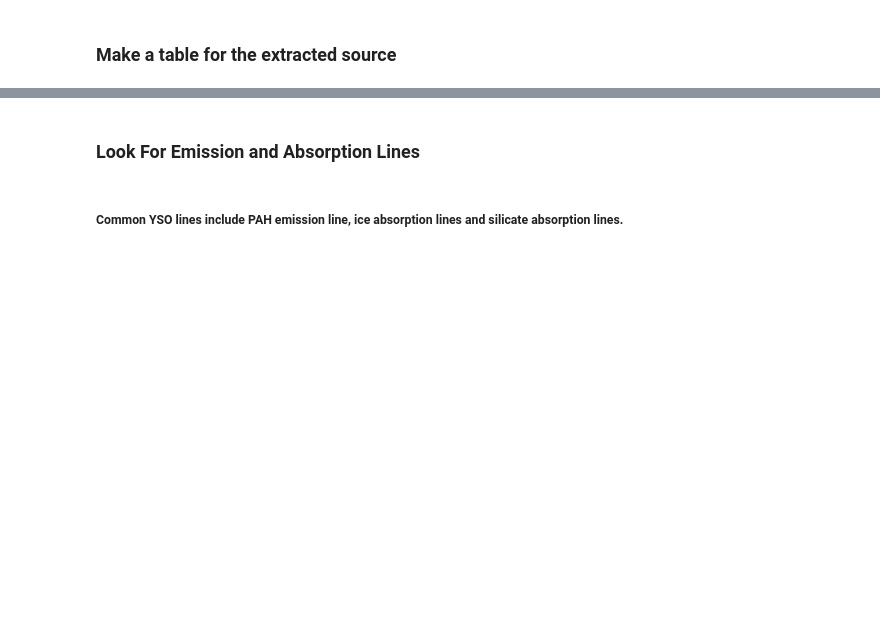
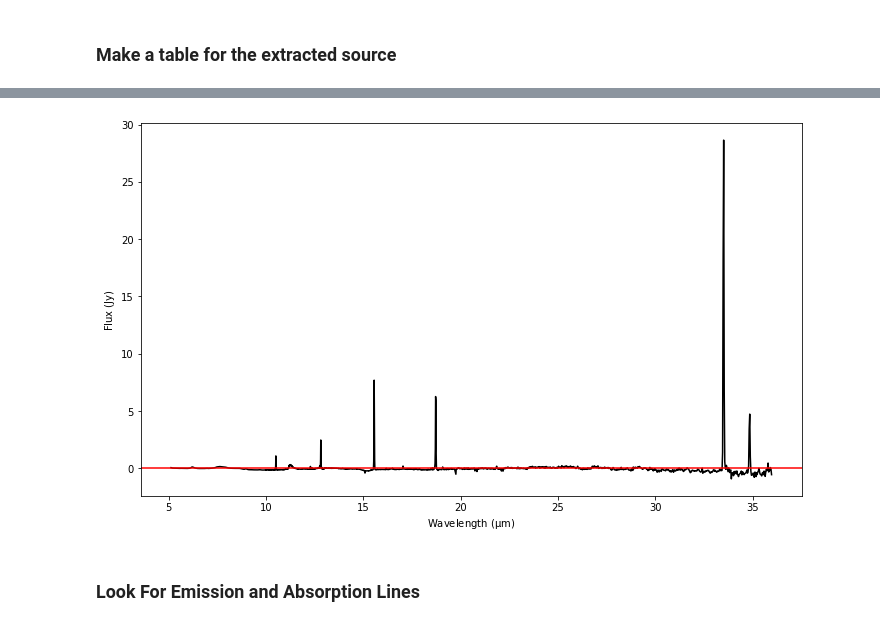
Before and after one commit to spacetelescope/dat_pyinthesky, a Jupyter notebook: jdat_notebooks/MIRI_IFU_YSOs_in_the_LMC/isha_nayak_ysos_in_the_lmc.ipynb, the cells around one changed output, grey strips where cells are left out. Drawn from its saved outputs; the diff is of its cells as text; code cells hidden in the pictures; blank space fills up the shorter version.

```diff
--- a/jdat_notebooks/MIRI_IFU_YSOs_in_the_LMC/isha_nayak_ysos_in_the_lmc.ipynb
+++ b/jdat_notebooks/MIRI_IFU_YSOs_in_the_LMC/isha_nayak_ysos_in_the_lmc.ipynb
@@ -265,2 +324,11 @@ YSO1='https://data.science.stsci.edu/redirect/JWST/jwst-data_analysis_tools/MIRI
+# %%
+# Set Path to YSO1 Data
+YSO1 = 'https://data.science.stsci.edu/redirect/JWST/jwst-data_analysis_tools/MIRI_IFU_YSOs_in_the_LMC/yso1_4066_spec.txt'
+
+# Set Path to YSO2 Data
+# YSO2 = 'https://data.science.stsci.edu/redirect/JWST/jwst-data_analysis_tools/MIRI_IFU_YSOs_in_the_LMC/yso2_34_spec.txt'
+
+# Set Path to YSO3 Data
+# YSO3 = 'https://data.science.stsci.edu/redirect/JWST/jwst-data_analysis_tools/MIRI_IFU_YSOs_in_the_LMC/yso3_4536_spec.txt'
 # %%
 # Read in the spectra and plot it for initial visualization check
@@ -296,25 +365,27 @@ plt.close()
 # %%
-#Calculate S/N
+# Calculate S/N
 sig2noise = np.round(snr(spec), 2)
 
-#Fit one continuum for wavelengths greater than 13 microns excluding a couple lines
-to_exclude_1 = [(5.0, 13.0)*u.micron, (14.5, 15.5)*u.micron, (17.0, 18.0)*u.micron]                 #Define lines/regions to exclude
-exclude_region_1 = SpectralRegion(to_exclude_1)                                                       # Make a specutils region
+# Fit one continuum for wavelengths greater than 13 microns excluding a couple lines
+to_exclude_1 = [(5.0, 13.0)*u.micron, (14.5, 15.5) * u.micron, (17.0, 18.0) * u.micron]  # Define lines/regions to exclude
+exclude_region_1 = SpectralRegion(to_exclude_1)  # Make a specutils region
 
-#Another continuum fit for wavelengths under 13 microns excluding the silicate absorption feature
+# Another continuum fit for wavelengths under 13 microns excluding the silicate absorption feature
 to_exclude_2 = [(7.0, 11.0)*u.micron, (13.0, 35.0)*u.micron]
 exclude_region_2 = SpectralRegion(to_exclude_2)
 
-continuum_model1 = fit_generic_continuum(spec, exclude_regions=exclude_region_1)                     # Generate the first contimiumn
-continuum_model2 = fit_generic_continuum(spec, exclude_regions=exclude_region_2)                     # Generate the second contimiumn
-y_continuum_1 = continuum_model1(spec.spectral_axis)                                                 # Put the first continiumn into 1d spectra object
-y_continuum_2 = continuum_model2(spec.spectral_axis)                                                 # Put the second continiumn into 1d spectra object
+continuum_model_1 = fit_generic_continuum(spec, exclude_regions=exclude_region_1)  # Generate the first contimiumn
+continuum_model_2 = fit_generic_continuum(spec, exclude_regions=exclude_region_2)  # Generate the second contimiumn
+y_continuum_1 = continuum_model_1(spec.spectral_axis)  # Put the first continiumn into 1d spectra object
+y_continuum_2 = continuum_model_2(spec.spectral_axis)  # Put the second continiumn into 1d spectra object
 
-#Generate a continuum subtracted and continuum normalised spectra. Both needed for later analysis.
-spec_norm2 =  spec / y_continuum_2
+# Generate a continuum subtracted and continuum normalised spectra. Both needed for later analysis.
+spec_norm_2 =  spec / y_continuum_2
 count_axis=0
-for i in range(0,len(spec.spectral_axis)):
-    if spec.spectral_axis[i].value < 13.0:
+for i in spec.spectral_axis:
+    if i.value < 13.0:
         count_axis=count_axis+1
-spec_contsub1 = spec[count_axis:len(spec.spectral_axis)] - y_continuum_1[count_axis:len(spec.spectral_axis)]
-spec_contsub2 = spec[0:count_axis] - y_continuum_2[0:count_axis]
+
+# Assign to variable to make it more readable for line below
+spec_contsub_1 = spec[count_axis:len(spec.spectral_axis)] - y_continuum_1[count_axis:len(spec.spectral_axis)]
+spec_contsub_2 = spec[0:count_axis] - y_continuum_2[0:count_axis]
@@ -335,18 +411,18 @@ plt.close()
 # %%
 # Plot the contimum subtracted spectrum
 
 fig = plt.figure(figsize=(10,6))
-plt.plot(spec_contsub1.spectral_axis, spec_contsub1.flux,color='black')
-plt.plot(spec_contsub2.spectral_axis, spec_contsub2.flux,color='black')
+plt.plot(spec_contsub_1.spectral_axis, spec_contsub_1.flux,color='black')
+plt.plot(spec_contsub_2.spectral_axis, spec_contsub_2.flux,color='black')
 plt.axhline(y=0.0, color='r', linestyle='-')
 
 plt.xlabel("Wavelength ({:latex})".format(spec.spectral_axis.unit))
 plt.ylabel("Flux ({:latex})".format(spec.flux.unit))
 
 plt.tight_layout()
 plt.show()
 plt.close()
+# %% [output]
+[figure, added]
 # %% [markdown]
 ### Look For Emission and Absorption Lines
-# %% [markdown]
-##### Common YSO lines include PAH emission line, ice absorption lines and silicate absorption lines.
```
Also changed, not shown: parts of 96 cells of this notebook.
